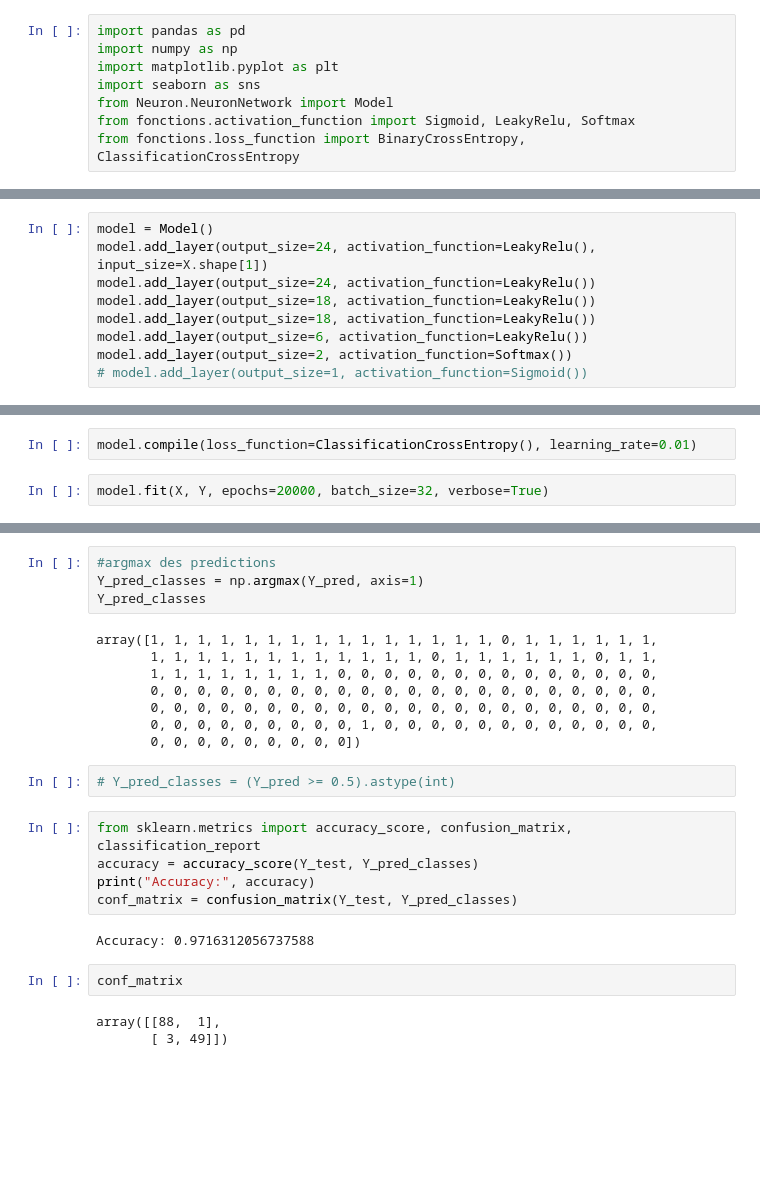
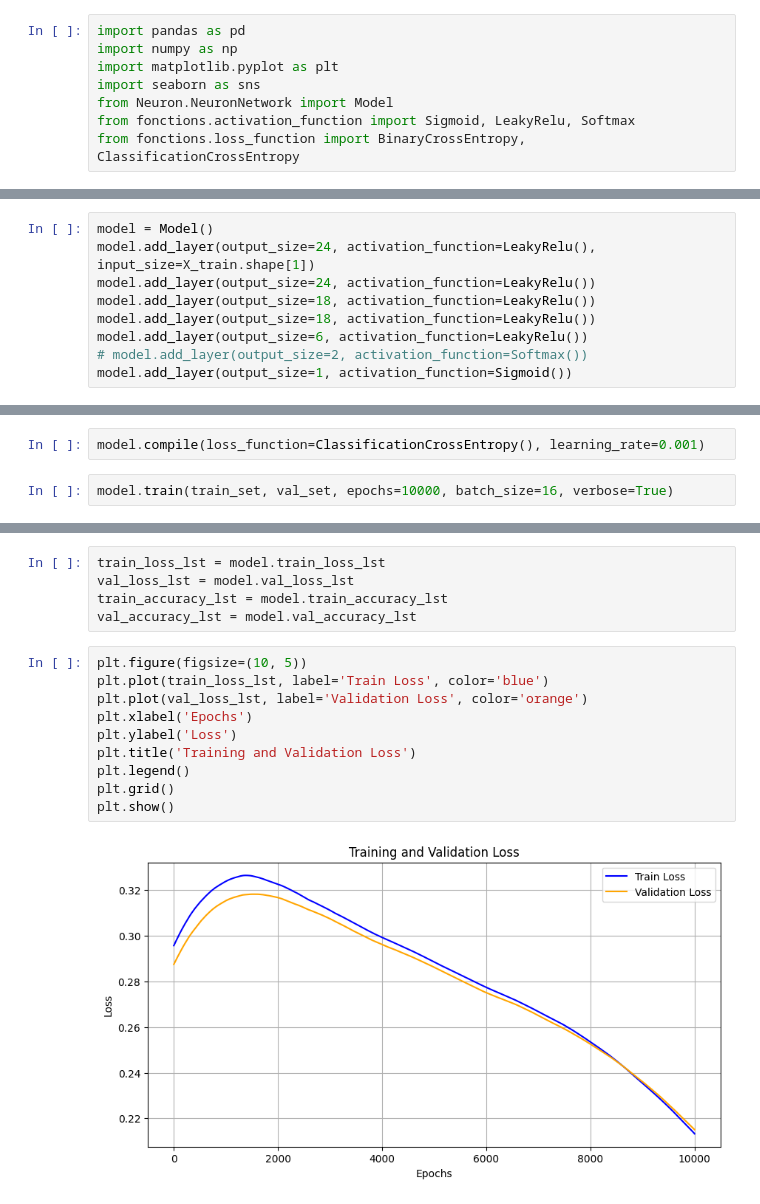
Before and after one commit to Mockmar/MultilayerPerceptron, a Jupyter notebook: test.ipynb, the cells around one changed output, grey strips where cells are left out. Drawn from its saved outputs; the diff is of its cells as text; blank space fills up the shorter version.

Commit message:
fix(val_set avec calcule de loss+accuracy et affichage, fct save et load model)

```diff
--- a/test.ipynb
+++ b/test.ipynb
@@ -95,12 +36,12 @@ X.shape
 # %%
 model = Model()
-model.add_layer(output_size=24, activation_function=LeakyRelu(), input_size=X.shape[1])
+model.add_layer(output_size=24, activation_function=LeakyRelu(), input_size=X_train.shape[1])
 model.add_layer(output_size=24, activation_function=LeakyRelu())
 model.add_layer(output_size=18, activation_function=LeakyRelu())
 model.add_layer(output_size=18, activation_function=LeakyRelu())
 model.add_layer(output_size=6, activation_function=LeakyRelu())
-model.add_layer(output_size=2, activation_function=Softmax())
-# model.add_layer(output_size=1, activation_function=Sigmoid())
+# model.add_layer(output_size=2, activation_function=Softmax())
+model.add_layer(output_size=1, activation_function=Sigmoid())
 # %%
 model
 # %% [output]
@@ -114,5 +55,5 @@ Layer_5(input_size=6, output_size(neuron_count)=2, activation_function=Softmax)
 # %%
-model.compile(loss_function=ClassificationCrossEntropy(), learning_rate=0.01)
+model.compile(loss_function=ClassificationCrossEntropy(), learning_rate=0.001)
 # %%
-model.fit(X, Y, epochs=20000, batch_size=32, verbose=True)
+model.train(train_set, val_set, epochs=10000, batch_size=16, verbose=True)
 # %% [output]
@@ -158,26 +77,17 @@ array([9.99997792e-01, 2.20753165e-06])
-# %%
-#argmax des predictions
-Y_pred_classes = np.argmax(Y_pred, axis=1)
-Y_pred_classes
-# %% [output]
-array([1, 1, 1, 1, 1, 1, 1, 1, 1, 1, 1, 1, 1, 1, 1, 0, 1, 1, 1, 1, 1, 1,
-       1, 1, 1, 1, 1, 1, 1, 1, 1, 1, 1, 1, 0, 1, 1, 1, 1, 1, 1, 0, 1, 1,
-       1, 1, 1, 1, 1, 1, 1, 1, 0, 0, 0, 0, 0, 0, 0, 0, 0, 0, 0, 0, 0, 0,
-       0, 0, 0, 0, 0, 0, 0, 0, 0, 0, 0, 0, 0, 0, 0, 0, 0, 0, 0, 0, 0, 0,
-       0, 0, 0, 0, 0, 0, 0, 0, 0, 0, 0, 0, 0, 0, 0, 0, 0, 0, 0, 0, 0, 0,
-       0, 0, 0, 0, 0, 0, 0, 0, 0, 1, 0, 0, 0, 0, 0, 0, 0, 0, 0, 0, 0, 0,
-       0, 0, 0, 0, 0, 0, 0, 0, 0])
-# %%
-# Y_pred_classes = (Y_pred >= 0.5).astype(int)
-# %%
-from sklearn.metrics import accuracy_score, confusion_matrix, classification_report
-accuracy = accuracy_score(Y_test, Y_pred_classes)
-print("Accuracy:", accuracy)
-conf_matrix = confusion_matrix(Y_test, Y_pred_classes)
-# %% [output]
-Accuracy: 0.9716312056737588
-# %%
-conf_matrix
-# %% [output]
-array([[88,  1],
-       [ 3, 49]])
+# %%
+train_loss_lst = model.train_loss_lst
+val_loss_lst = model.val_loss_lst
+train_accuracy_lst = model.train_accuracy_lst
+val_accuracy_lst = model.val_accuracy_lst
+# %%
+plt.figure(figsize=(10, 5))
+plt.plot(train_loss_lst, label='Train Loss', color='blue')
+plt.plot(val_loss_lst, label='Validation Loss', color='orange')
+plt.xlabel('Epochs')
+plt.ylabel('Loss')
+plt.title('Training and Validation Loss')
+plt.legend()
+plt.grid()
+plt.show()
+# %% [output]
+[figure, added]
```
Also changed, not shown: parts of 20 cells of this notebook, 4 other files.
